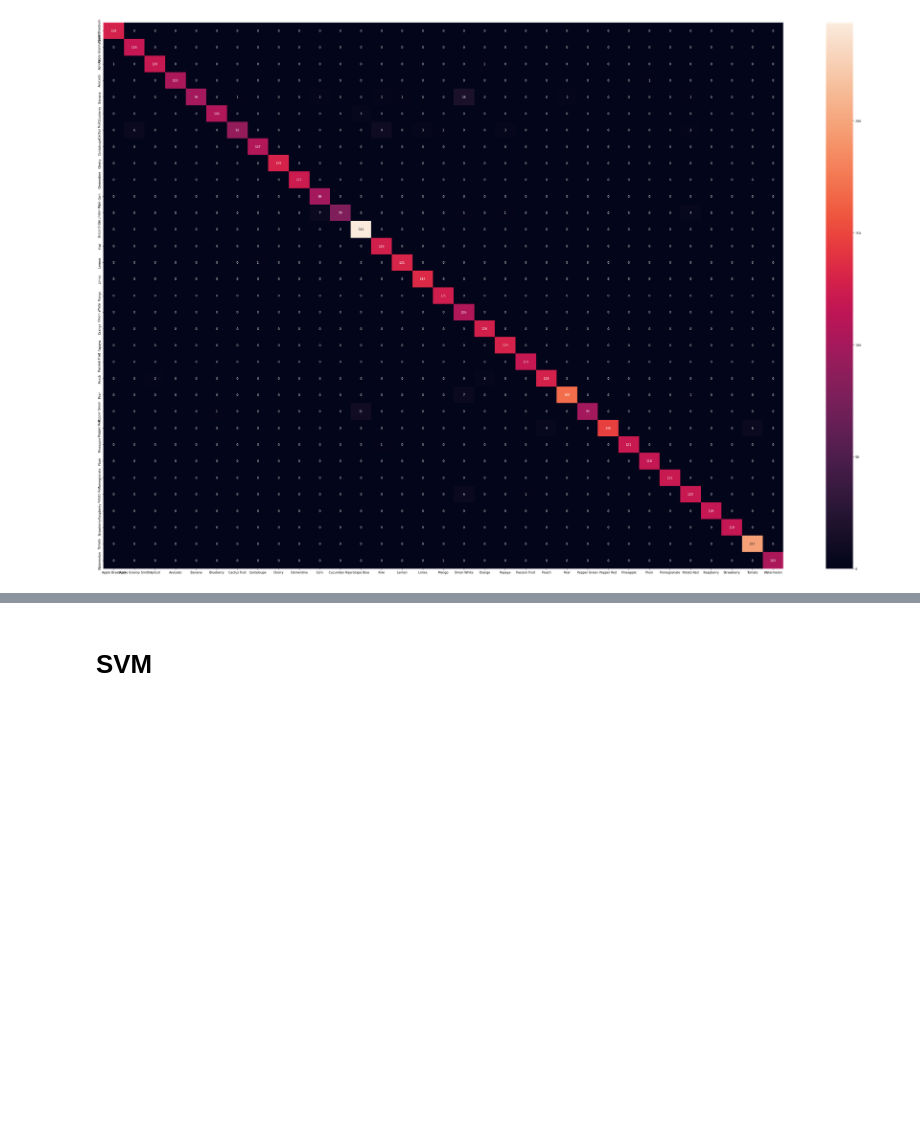
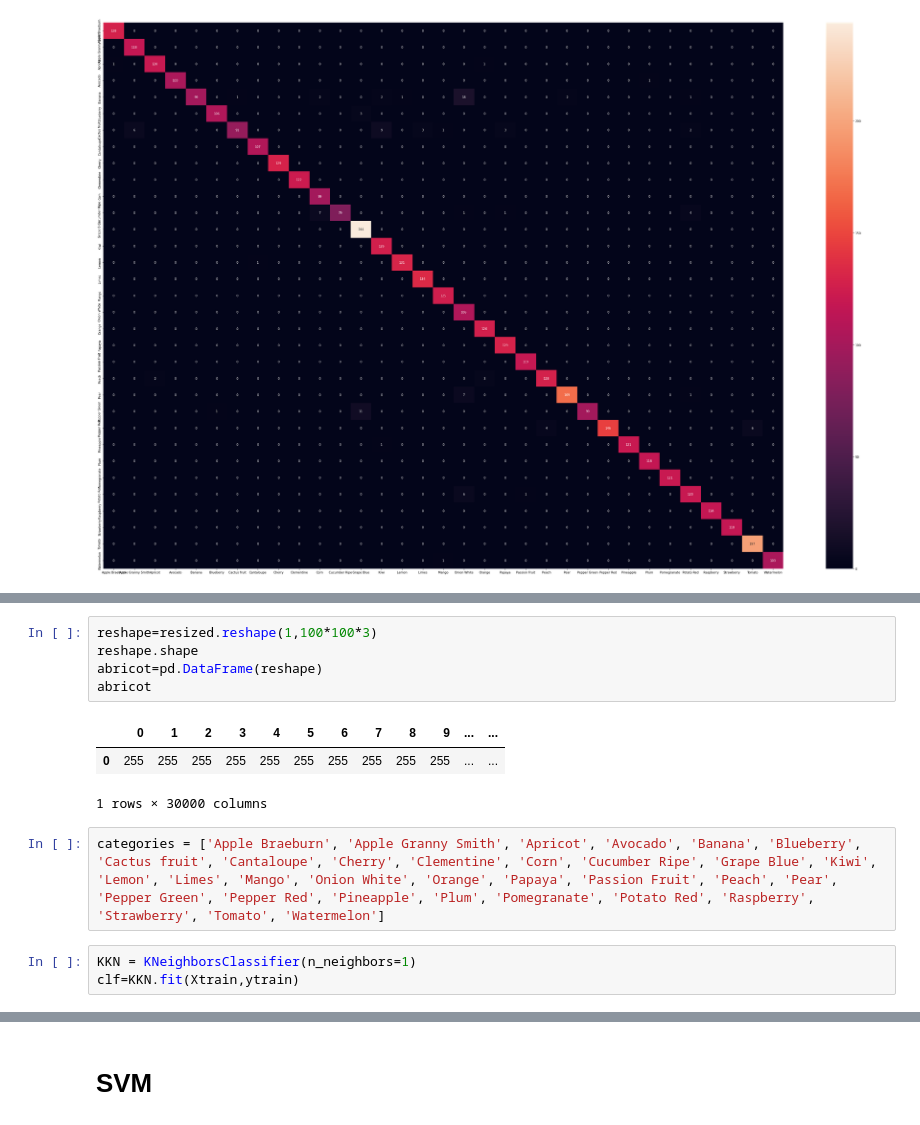
Before and after one commit to flomSStaar/IA-FruitRecognition, a Jupyter notebook: Fruit recognition.ipynb, the cells around one changed output, grey strips where cells are left out. Drawn from its saved outputs; the diff is of its cells as text; blank space fills up the shorter version.

```diff
--- a/Fruit recognition.ipynb
+++ b/Fruit recognition.ipynb
@@ -199,0 +216,14 @@ ax.set_yticklabels(categories)
+# %%
+reshape=resized.reshape(1,100*100*3)
+reshape.shape
+abricot=pd.DataFrame(reshape)
+abricot
+# %% [output]
+|  | 0 | 1 | 2 | 3 | 4 | 5 | 6 | 7 | 8 | 9 | ... | ... |
+| 0 | 255 | 255 | 255 | 255 | 255 | 255 | 255 | 255 | 255 | 255 | ... | ... |
+1 rows × 30000 columns
+# %%
+categories = ['Apple Braeburn', 'Apple Granny Smith', 'Apricot', 'Avocado', 'Banana', 'Blueberry', 'Cactus fruit', 'Cantaloupe', 'Cherry', 'Clementine', 'Corn', 'Cucumber Ripe', 'Grape Blue', 'Kiwi', 'Lemon', 'Limes', 'Mango', 'Onion White', 'Orange', 'Papaya', 'Passion Fruit', 'Peach', 'Pear', 'Pepper Green', 'Pepper Red', 'Pineapple', 'Plum', 'Pomegranate', 'Potato Red', 'Raspberry', 'Strawberry', 'Tomato', 'Watermelon']
+# %%
+KKN = KNeighborsClassifier(n_neighbors=1)
+clf=KKN.fit(Xtrain,ytrain)
```
Also changed, not shown: parts of 7 cells of this notebook, 5 other files.
